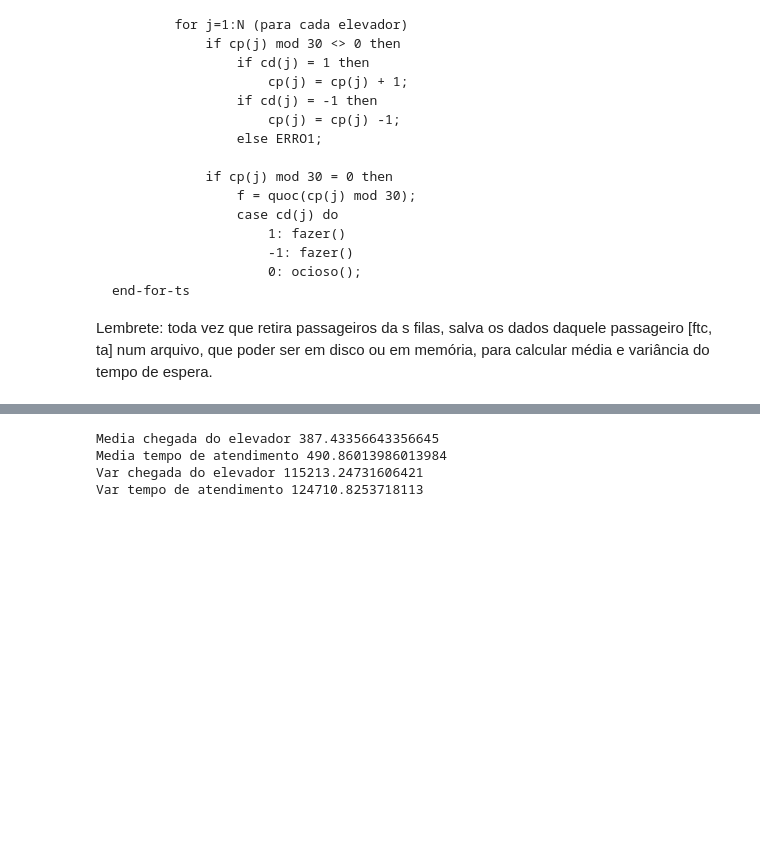
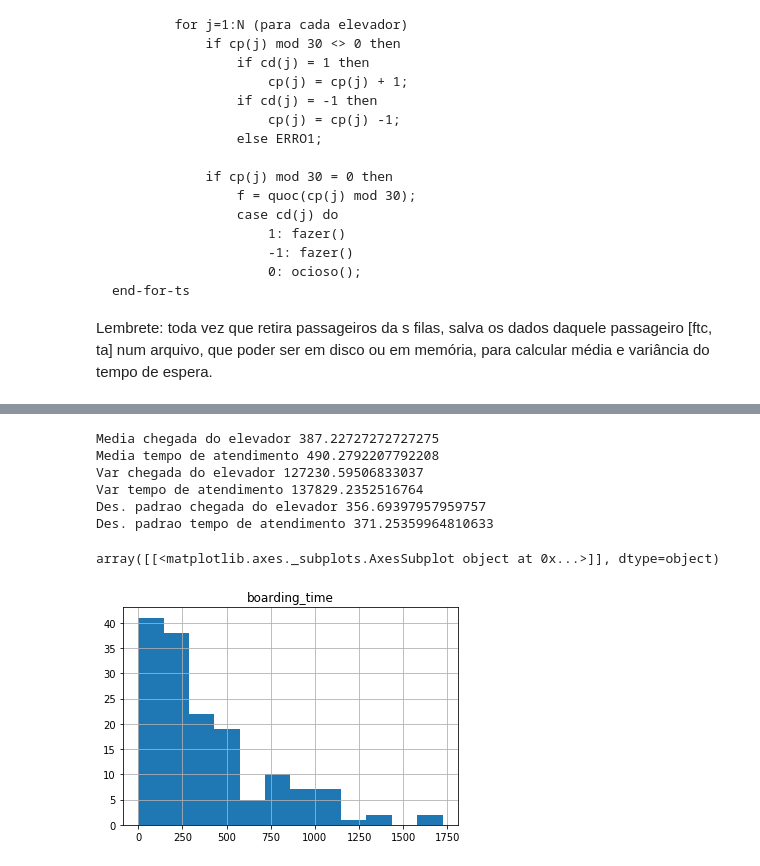
Before and after one commit to andrelfs01/elevadores, a Jupyter notebook: elevadores.ipynb, the cells around one changed output, grey strips where cells are left out. Drawn from its saved outputs; the diff is of its cells as text; code cells hidden in the pictures; blank space fills up the shorter version.

Commit message:
analise estatistica de resultados

```diff
--- a/elevadores.ipynb
+++ b/elevadores.ipynb
@@ -388,8 +400,20 @@ print("Media tempo de atendimento {}".format(means.attendance_time))
 variances = result_df.var(axis=0)
 print("Var chegada do elevador {}".format(variances.boarding_time))
 print("Var tempo de atendimento {}".format(variances.attendance_time))
+
+stds = result_df.std(axis=0)
+print("Des. padrao chegada do elevador {}".format(stds.boarding_time))
+print("Des. padrao tempo de atendimento {}".format(stds.attendance_time))
 # %% [output]
-Media chegada do elevador 387.43356643356645
-Media tempo de atendimento 490.86013986013984
-Var chegada do elevador 115213.24731606421
-Var tempo de atendimento 124710.8253718113
+Media chegada do elevador 387.22727272727275
+Media tempo de atendimento 490.2792207792208
+Var chegada do elevador 127230.59506833037
+Var tempo de atendimento 137829.2352516764
+Des. padrao chegada do elevador 356.69397957959757
+Des. padrao tempo de atendimento 371.25359964810633
+# %%
+import math
+result_df.hist(column=['boarding_time'], bins= int(math.sqrt(len(result_df.index))))
+# %% [output]
+array([[<matplotlib.axes._subplots.AxesSubplot object at 0x...>]], dtype=object)
+[figure, added]
```
Also changed, not shown: parts of 3 cells of this notebook.
